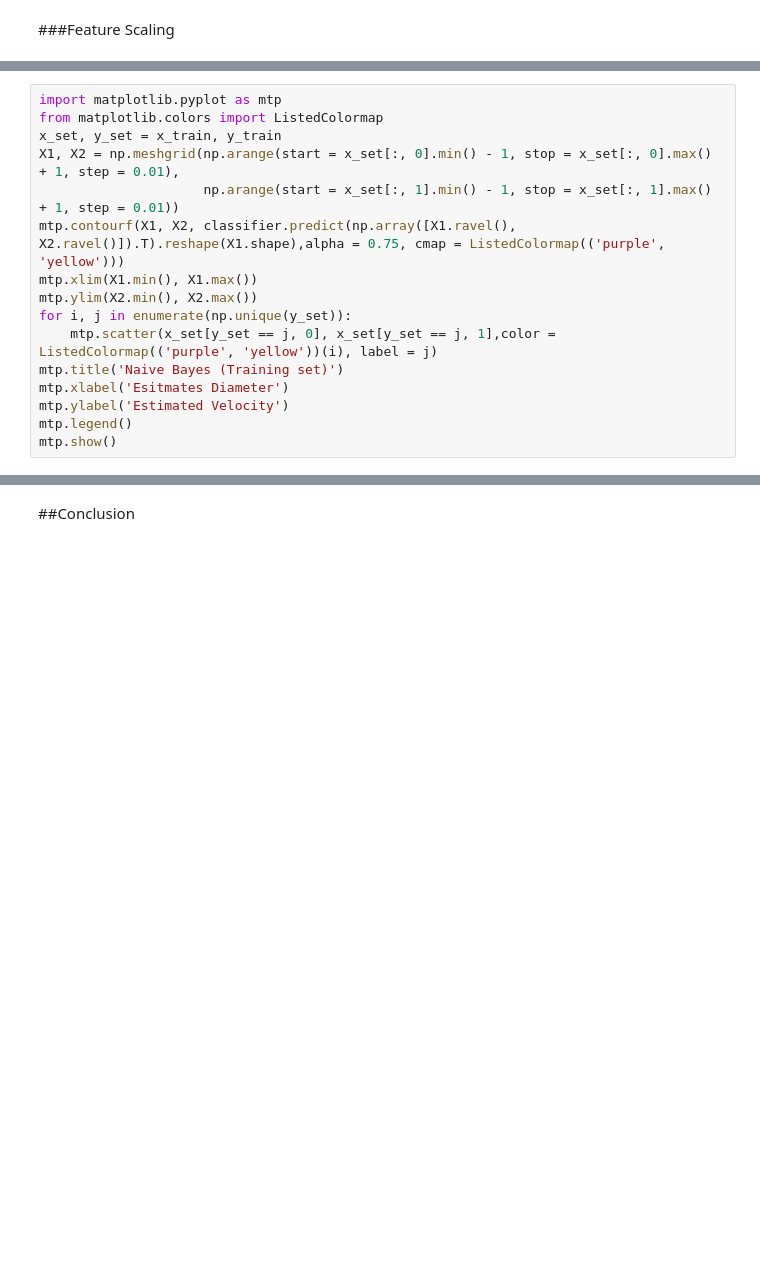
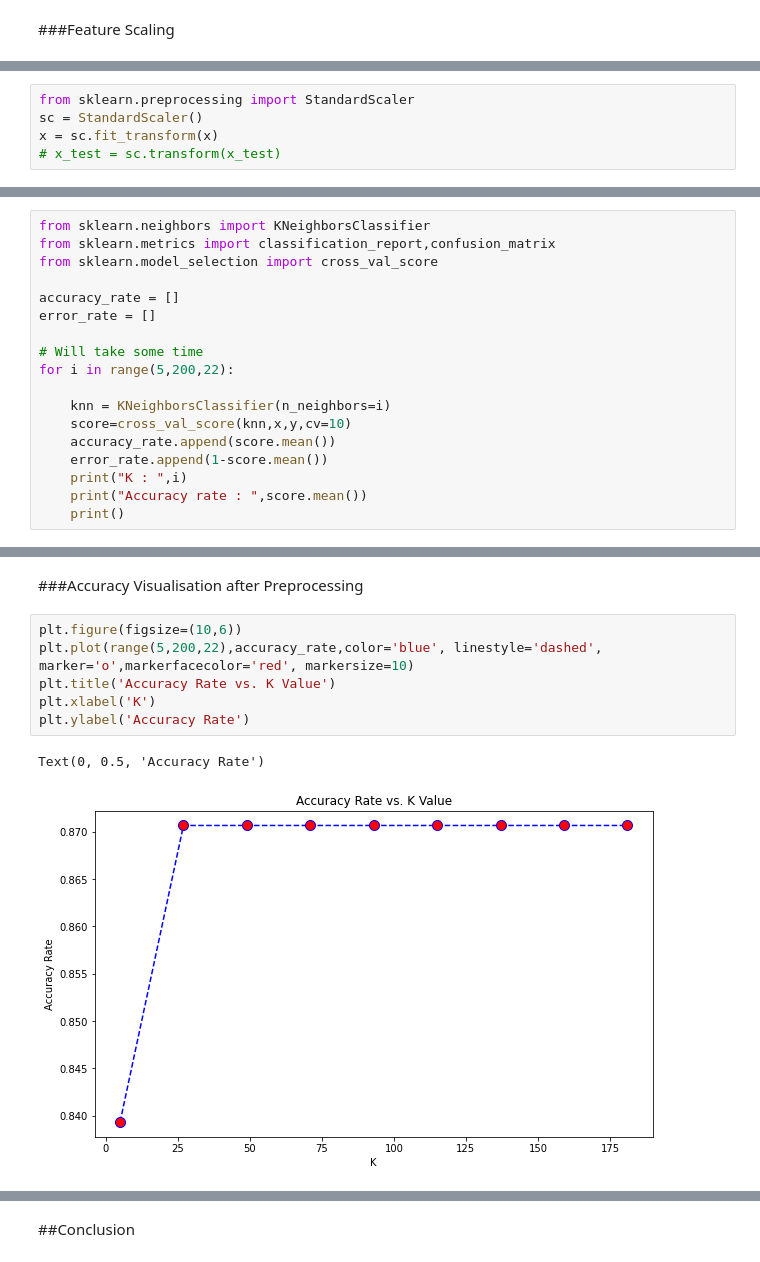
Before and after one commit to MiitaliGupta/AstronomicalPredictionModel, a Jupyter notebook: Naive Bayes(CAC1).ipynb, the cells around one changed output, grey strips where cells are left out. Cells and saved outputs as stored; diff of their text form; blank space fills up the shorter version.

```diff
--- a/Naive Bayes(CAC1).ipynb
+++ b/Naive Bayes(CAC1).ipynb
@@ -151,16 +144,0 @@ print (cm)
-# %%
-import matplotlib.pyplot as mtp
-from matplotlib.colors import ListedColormap
-x_set, y_set = x_train, y_train
-X1, X2 = np.meshgrid(np.arange(start = x_set[:, 0].min() - 1, stop = x_set[:, 0].max() + 1, step = 0.01),
-                     np.arange(start = x_set[:, 1].min() - 1, stop = x_set[:, 1].max() + 1, step = 0.01))
-mtp.contourf(X1, X2, classifier.predict(np.array([X1.ravel(), X2.ravel()]).T).reshape(X1.shape),alpha = 0.75, cmap = ListedColormap(('purple', 'yellow')))
-mtp.xlim(X1.min(), X1.max())
-mtp.ylim(X2.min(), X2.max())
-for i, j in enumerate(np.unique(y_set)):
-    mtp.scatter(x_set[y_set == j, 0], x_set[y_set == j, 1],color = ListedColormap(('purple', 'yellow'))(i), label = j)
-mtp.title('Naive Bayes (Training set)')
-mtp.xlabel('Esitmates Diameter')
-mtp.ylabel('Estimated Velocity')
-mtp.legend()
-mtp.show()
@@ -189,0 +145,5 @@ mtp.show()
+# %%
+from sklearn.preprocessing import StandardScaler
+sc = StandardScaler()
+x = sc.fit_transform(x)
+# x_test = sc.transform(x_test)
@@ -189,0 +152,18 @@ mtp.show()
+# %%
+from sklearn.neighbors import KNeighborsClassifier
+from sklearn.metrics import classification_report,confusion_matrix
+from sklearn.model_selection import cross_val_score
+
+accuracy_rate = []
+error_rate = []
+
+# Will take some time
+for i in range(5,200,22):
+
+    knn = KNeighborsClassifier(n_neighbors=i)
+    score=cross_val_score(knn,x,y,cv=10)
+    accuracy_rate.append(score.mean())
+    error_rate.append(1-score.mean())
+    print("K : ",i)
+    print("Accuracy rate : ",score.mean())
+    print()
@@ -189,0 +188,11 @@ mtp.show()
+# %% [markdown]
+###Accuracy Visualisation after Preprocessing
+# %%
+plt.figure(figsize=(10,6))
+plt.plot(range(5,200,22),accuracy_rate,color='blue', linestyle='dashed', marker='o',markerfacecolor='red', markersize=10)
+plt.title('Accuracy Rate vs. K Value')
+plt.xlabel('K')
+plt.ylabel('Accuracy Rate')
+# %% [output]
+Text(0, 0.5, 'Accuracy Rate')
+[figure, added]
```
Also changed, not shown: parts of 61 cells of this notebook.
